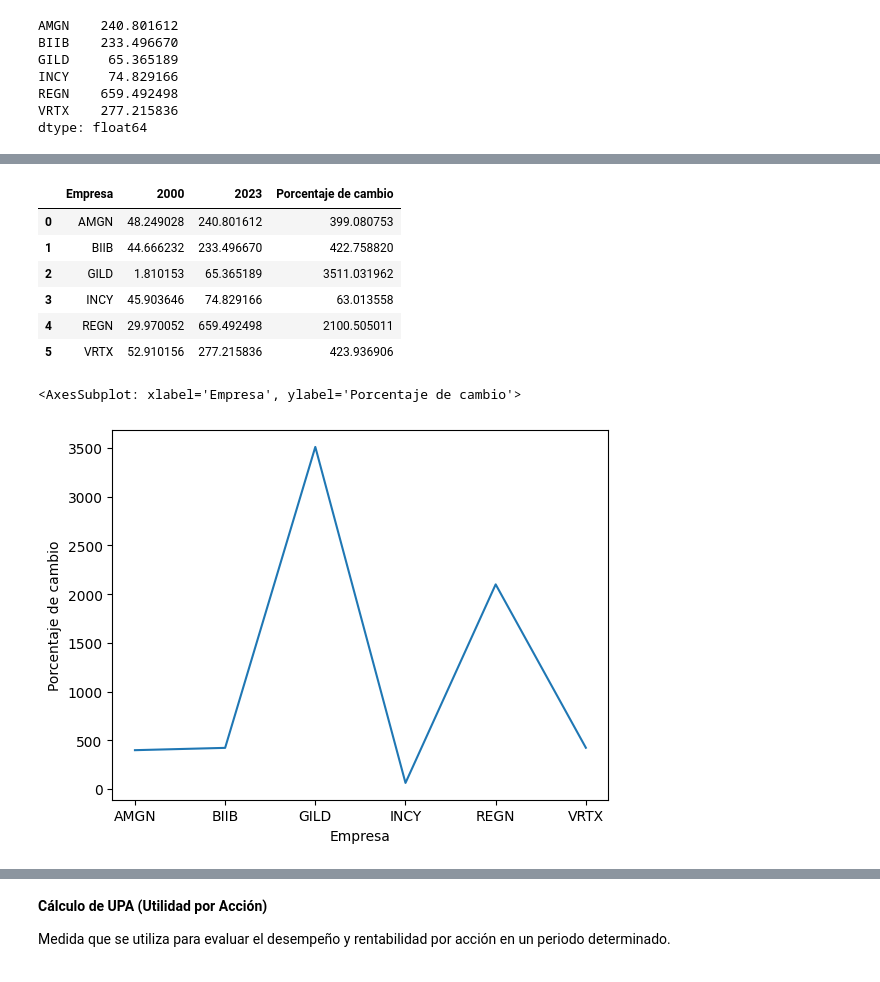
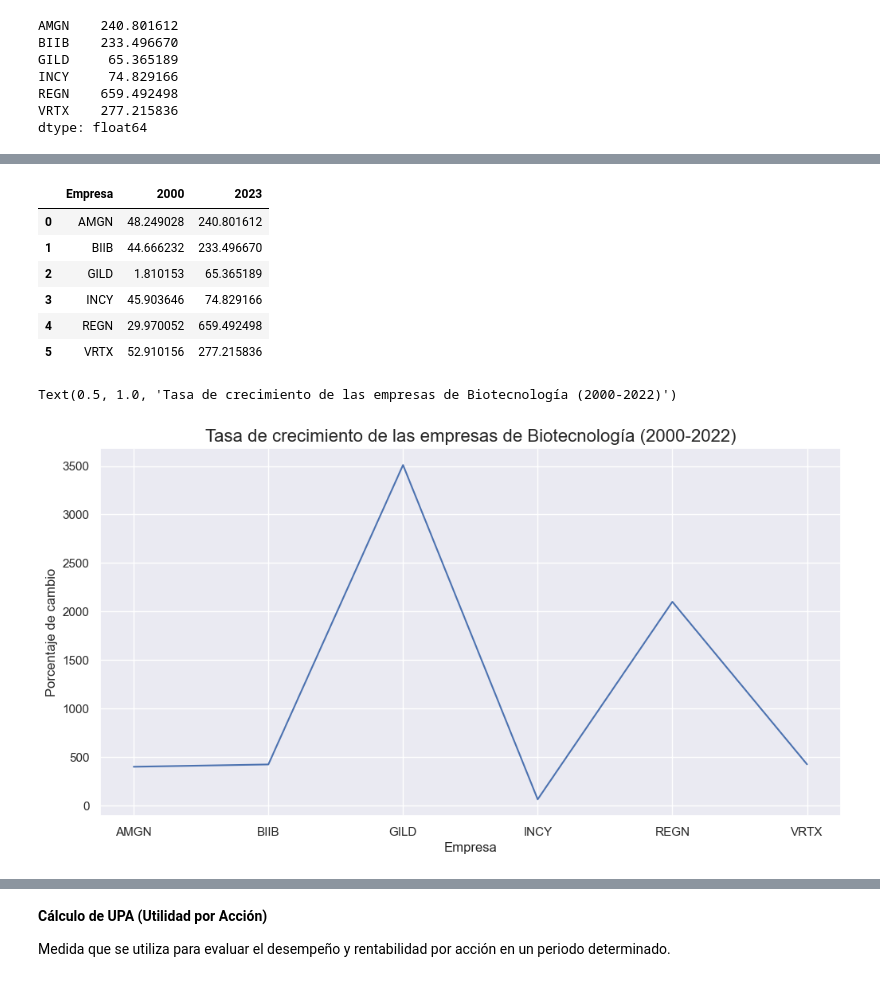
Before and after one commit to Arii95/PI_Henry_02, a Jupyter notebook: EDA.ipynb, the cells around one changed output, grey strips where cells are left out. Drawn from its saved outputs; the diff is of its cells as text; code cells hidden in the pictures.

```diff
--- a/EDA.ipynb
+++ b/EDA.ipynb
@@ -191,22 +245,25 @@ crecimiento['Porcentaje de cambio']= ((crecimiento['2023']-crecimiento['2000'])/
 crecimiento.to_csv('crecimiento.csv')
 # %%
 crec_emp= pd.read_csv('crecimiento.csv')
+# %%
+por=crec_emp.pop('Porcentaje de cambio')
 # %%
 crec_emp
 # %% [output]
-|  | Empresa | 2000 | 2023 | Porcentaje de cambio |
-| 0 | AMGN | 48.249028 | 240.801612 | 399.080753 |
-| 1 | BIIB | 44.666232 | 233.496670 | 422.758820 |
-| 2 | GILD | 1.810153 | 65.365189 | 3511.031962 |
-| 3 | INCY | 45.903646 | 74.829166 | 63.013558 |
-| 4 | REGN | 29.970052 | 659.492498 | 2100.505011 |
-| 5 | VRTX | 52.910156 | 277.215836 | 423.936906 |
+|  | Empresa | 2000 | 2023 |
+| 0 | AMGN | 48.249028 | 240.801612 |
+| 1 | BIIB | 44.666232 | 233.496670 |
+| 2 | GILD | 1.810153 | 65.365189 |
+| 3 | INCY | 45.903646 | 74.829166 |
+| 4 | REGN | 29.970052 | 659.492498 |
+| 5 | VRTX | 52.910156 | 277.215836 |
 # %%
 #Visualización de crecimiento en los últimos 20 años
-sns.lineplot(x='Empresa', y= 'Porcentaje de cambio', data= crec_emp)
+lin=sns.lineplot(x='Empresa', y= 'Porcentaje de cambio', data= crec_emp)
+lin.axes.set_title("Tasa de crecimiento de las empresas de Biotecnología (2000-2022)", fontsize=16)
 # %% [output]
-<AxesSubplot: xlabel='Empresa', ylabel='Porcentaje de cambio'>
+Text(0.5, 1.0, 'Tasa de crecimiento de las empresas de Biotecnología (2000-2022)')
-[figure, old version]
+[figure, new version]
 # %%
 #Visualización de valor de las acciones al cierre en los últimos 20 años de cada empresa
 
```
Also changed, not shown: parts of 19 cells of this notebook, 1 other file.
